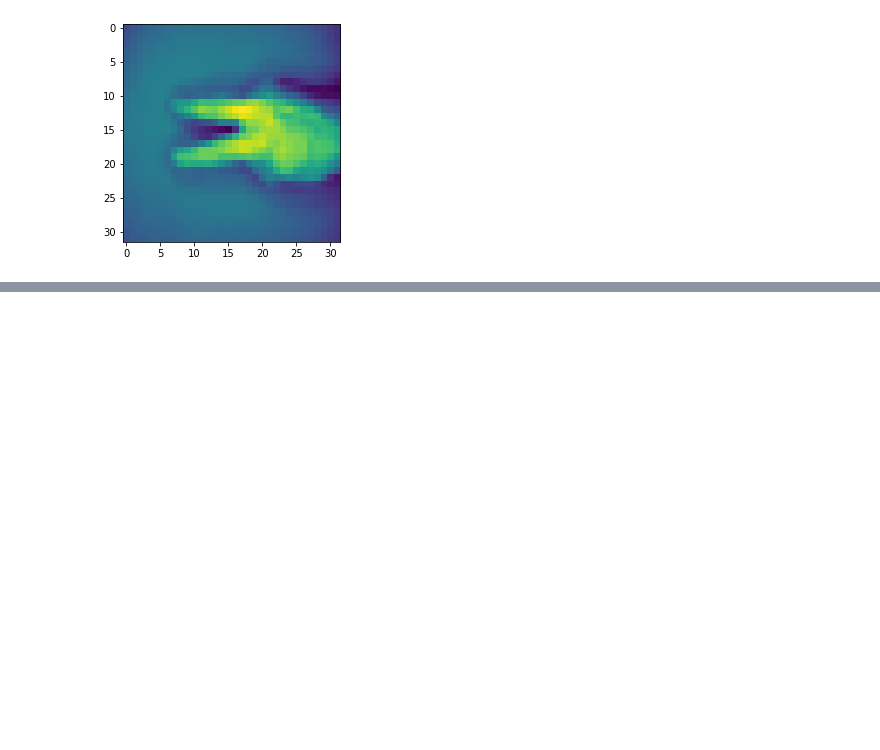
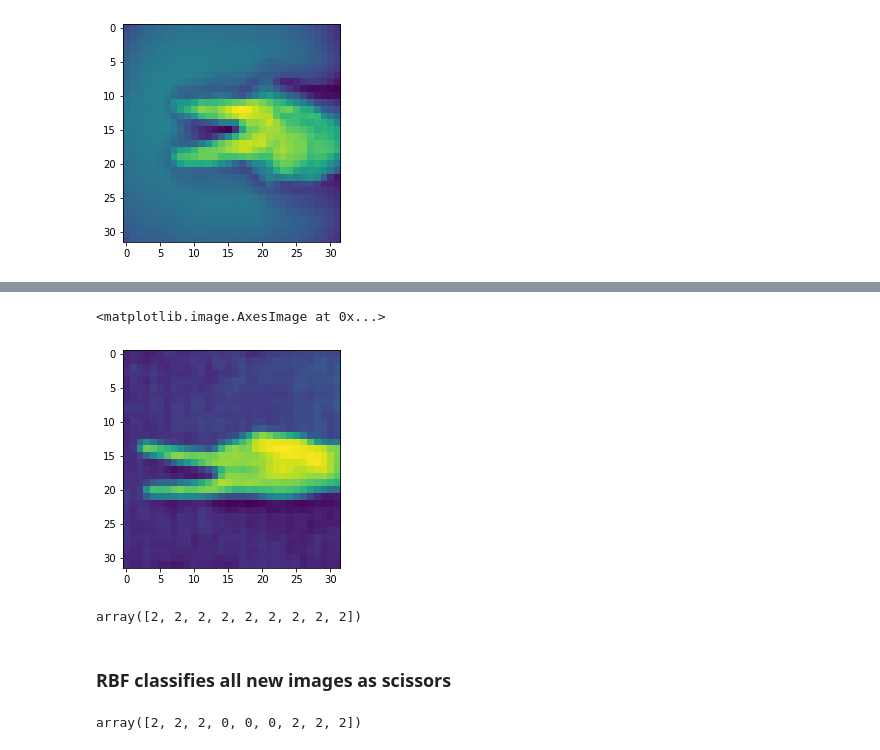
Before and after one commit to YiteWang/STAT542Group10, a Jupyter notebook: MidtermSVM.ipynb, the cells around one changed output, grey strips where cells are left out. Drawn from its saved outputs; the diff is of its cells as text; code cells hidden in the pictures; blank space fills up the shorter version.

Commit message:
Update MidtermSVM with personal images

```diff
--- a/MidtermSVM.ipynb
+++ b/MidtermSVM.ipynb
@@ -1057,0 +1060,20 @@ Actual class 2
+# %%
+Categories=['rock','paper','scissors']
+self_test_dir = 'rps-self'
+
+flat_data_arr=[] #input array
+target_arr=[] #output array
+for i in Categories:
+    path=os.path.join(self_test_dir,i)
+    for img in os.listdir(path):
+        img_array=imread(os.path.join(path,img))
+        img_resized=resize(img_array,(32,32,1))
+        flat_data_arr.append(img_resized.flatten())
+        target_arr.append(Categories.index(i))
+    print(f'loaded category:{i} successfully for train')
+flat_data=np.array(flat_data_arr)
+target=np.array(target_arr)
+df=pd.DataFrame(flat_data) #dataframe
+df['Target']=target
+self_test=df.iloc[:,:-1] #input data
+y_self_test=df.iloc[:,-1] #output data
@@ -1057,0 +1100,5 @@ Actual class 2
+# %%
+plt.imshow(np.reshape(np.array(self_test.T[8]), (32, 32)))
+# %% [output]
+<matplotlib.image.AxesImage at 0x...>
+[figure, added]
@@ -1057,0 +1107,6 @@ Actual class 2
+# %%
+best_model.predict(self_test)
+# %% [output]
+array([2, 2, 2, 2, 2, 2, 2, 2, 2])
+# %% [markdown]
+### RBF classifies all new images as scissors
@@ -1057,0 +1115,4 @@ Actual class 2
+# %%
+poly_model.predict(self_test)
+# %% [output]
+array([2, 2, 2, 0, 0, 0, 2, 2, 2])
```
Also changed, not shown: parts of 10 cells of this notebook.
